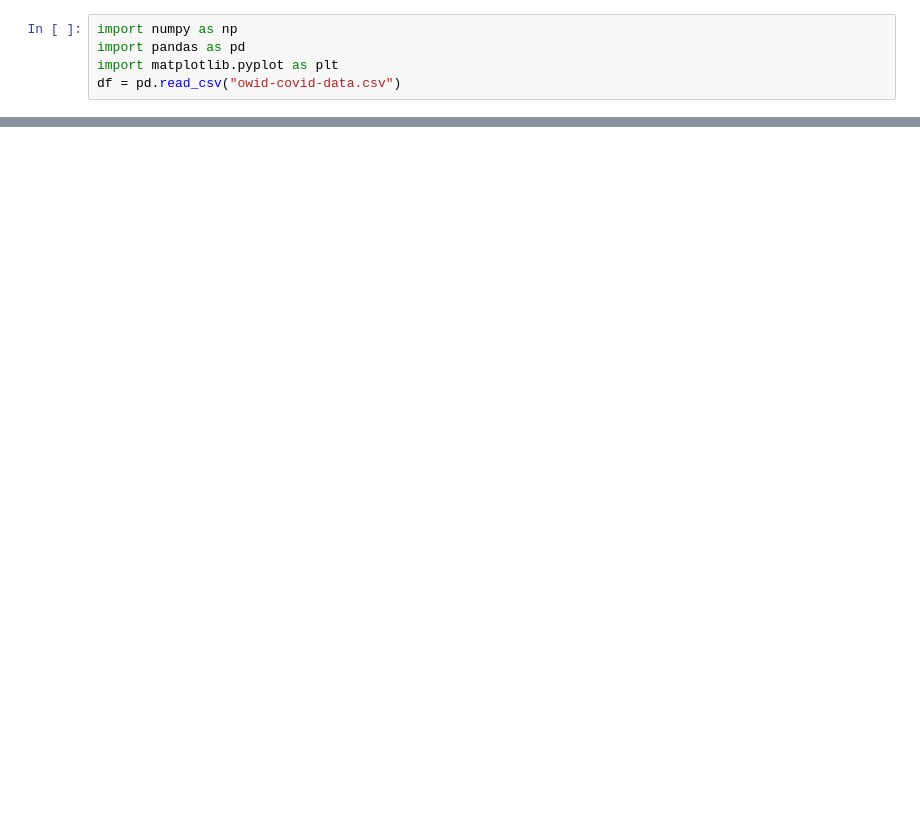
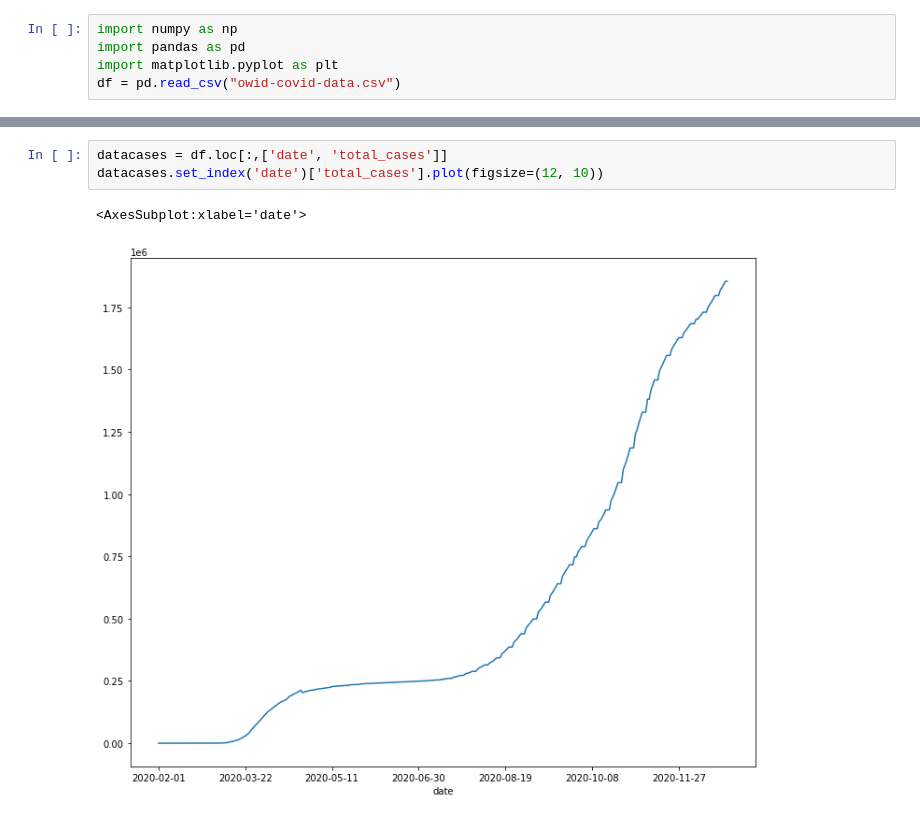
Before and after one commit to ivanajenjo/covid-visualizer, a Jupyter notebook: visualizer.ipynb, the cells around one changed output, grey strips where cells are left out. Saved outputs shown, nothing was run; the diff lists cells and outputs as text; blank space fills up the shorter version.

Commit message:
Visualizer

```diff
--- a/visualizer.ipynb
+++ b/visualizer.ipynb
@@ -11,0 +9,6 @@ df = df.loc[filtro, :]
+# %%
+datacases = df.loc[:,['date', 'total_cases']]
+datacases.set_index('date')['total_cases'].plot(figsize=(12, 10))
+# %% [output]
+<AxesSubplot:xlabel='date'>
+[figure, added]
```
Also changed, not shown: parts of 1 cell of this notebook.
